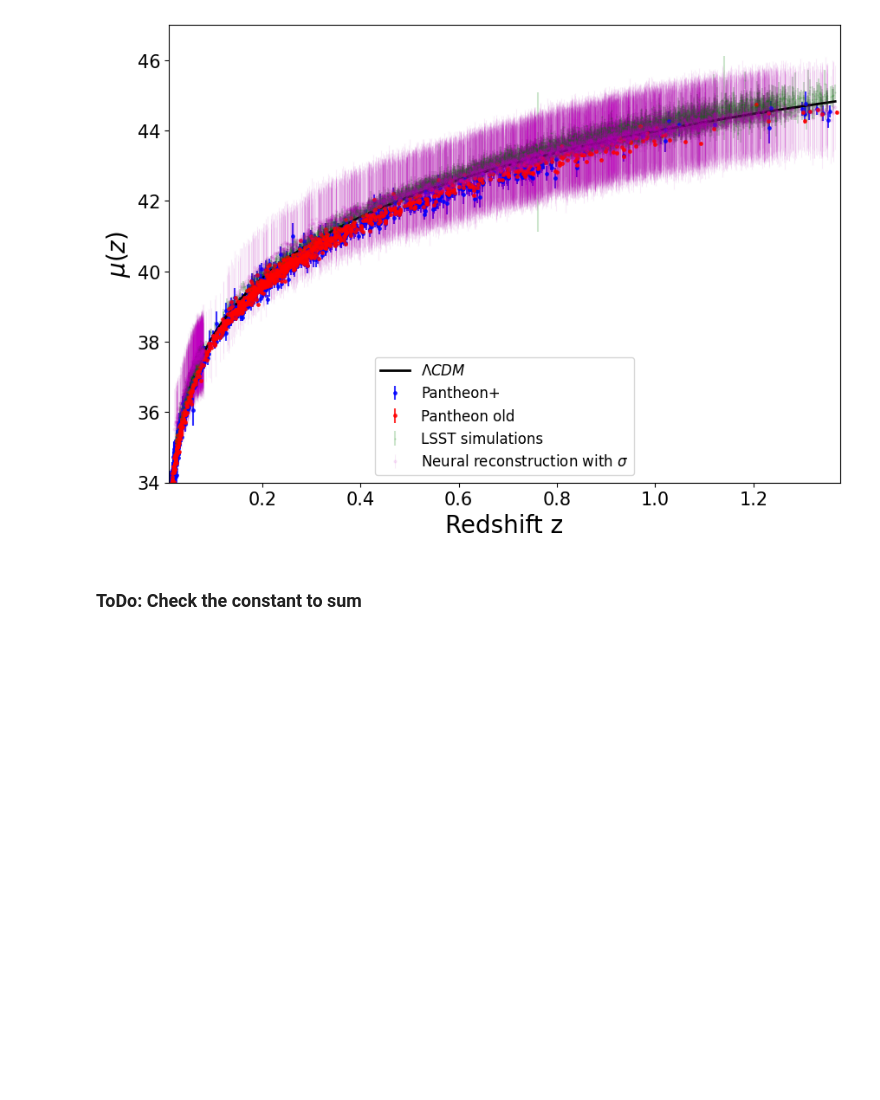
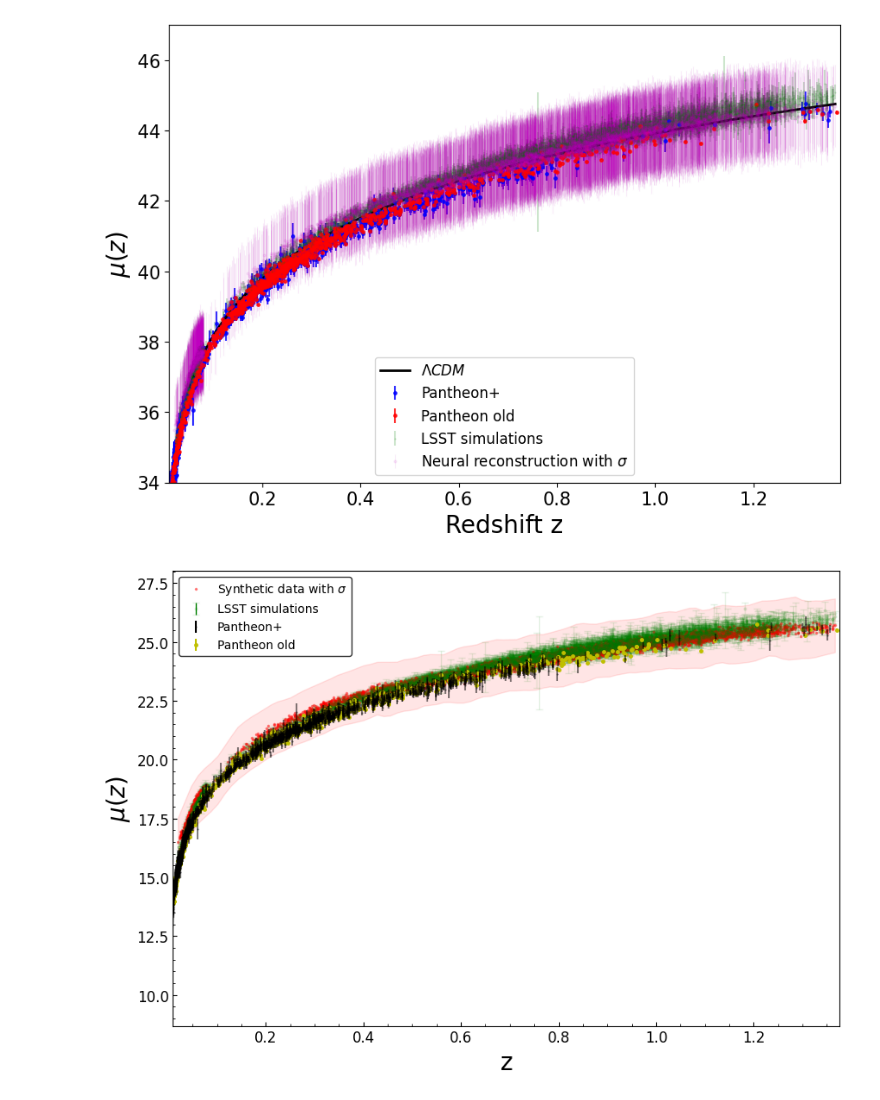
Before and after one commit to igomezv/LSST_DE_neural_reconstruction, a Jupyter notebook: Load_large_model.ipynb, the cells around one changed output. Cells and saved outputs as stored; diff of their text form; code cells hidden in the pictures; blank space fills up the shorter version.

```diff
--- a/Load_large_model.ipynb
+++ b/Load_large_model.ipynb
@@ -238,5 +275,55 @@ plt.legend(fontsize=12, loc='lower center')
 plt.savefig('comparison_with_pantheon.png', dpi=100)
 # %% [output]
 [figure]
-# %% [markdown]
-### ToDo: Check the constant to sum
+# %%
+f, a2 = plt.subplots(figsize=(10, 7), dpi=100)
+
+sigma = np.sqrt(std_mc_dropout[:, 0]**2 + std_mc_dropout[:, 1]**2+ prediction_mc_dropout[:,1]**2);
+
+a2.errorbar(df_data['zCMB'], df_data['MU']-19, df_data['errors'], fmt='g.', markersize=4, color='g',
+            capsize=3, elinewidth=1,alpha=0.1, label='LSST simulations')
+
+# a2.plot(zmodel, np.array(flcdm)-19, label='$\Lambda CDM$', c='b', linewidth=4, alpha=1.0, zorder=1);
+
+a2.plot(z_or, prediction_mc_dropout[:,0]-19,'.',c='r',alpha=0.4, markersize=3,label='Synthetic data with $\sigma$',
+        zorder=2);
+
+a2.errorbar(df['zHD'], df['m_b_corr'], df['errors'], fmt='k.', markersize=1, label='Pantheon+', alpha=0.5,
+           zorder=4)
+
+a2.errorbar(df1['zcmb'], df1['mb'], df1['errors'], fmt='y.', markersize=5, label='Pantheon old', alpha=1,
+           zorder=3)
+
+
+
+
+smoothed_lower = get_smoothed_curve(z_or, prediction_mc_dropout[:,0]-19, sigma, curve_type='lower');
+
+smoothed_upper = get_smoothed_curve(z_or, prediction_mc_dropout[:,0]-19, sigma, curve_type='upper');
+
+a2.fill_between(smoothed_lower[:, 0], smoothed_lower[:, 1], smoothed_upper[:, 1], color='red', alpha=0.1);
+
+
+# plt.xlabel('Redshift')
+# plt.ylabel('$H(z)$')
+plt.ylabel("$\mu(z)$", fontsize=20);
+plt.xlabel("z", fontsize=20);
+plt.xticks(fontsize=15);
+plt.yticks(fontsize=15);
+plt.minorticks_on()
+a2.tick_params(axis='both', direction="in", which='minor', labelsize=15)
+a2.tick_params(axis='both', direction="in", which='major', labelsize=12)
+
+plt.xlim(zmin-0.01,zmax+0.01)
+# plt.ylim(34, 47)
+
+# plt.legend(loc='best')
+legend = plt.legend(loc='upper left', edgecolor='black');
+for lh in legend.legendHandles:
+    lh.set_alpha(1)
+
+# legend.get_frame().set_facecolor((0, 0, 1, 0.1))
+# plt.show()
+# plt.tight_layout();
+# %% [output]
+[figure, added]
```
Also changed, not shown: parts of 9 cells of this notebook, 1 other file.
